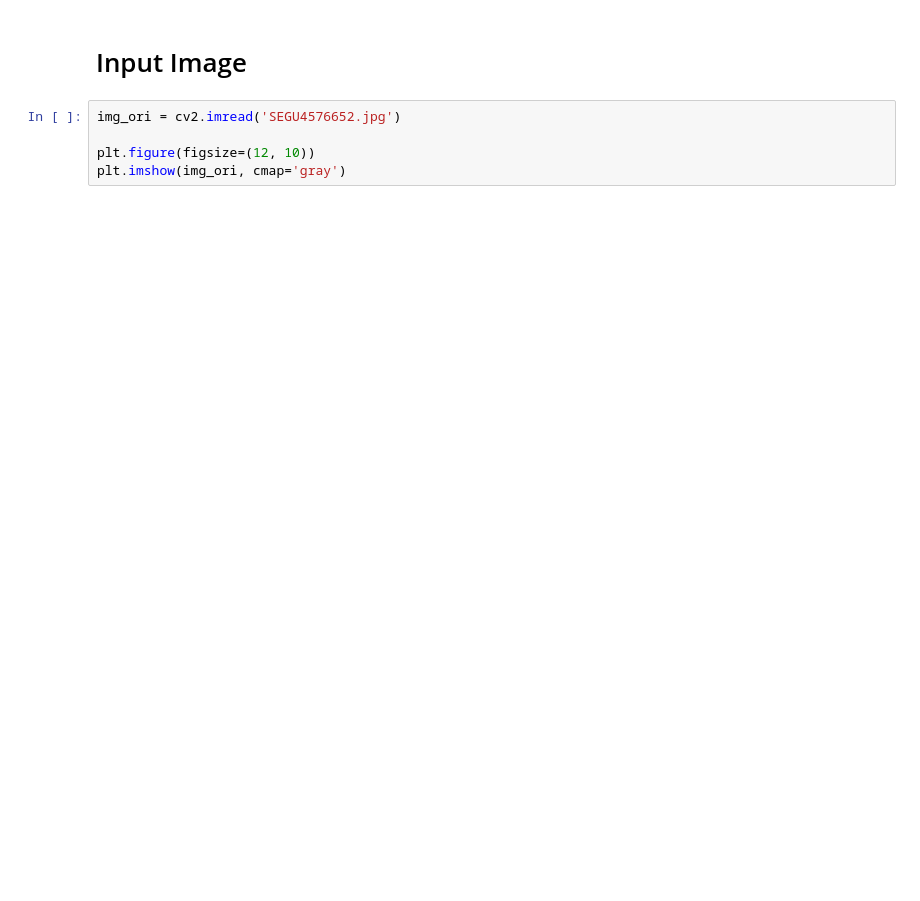
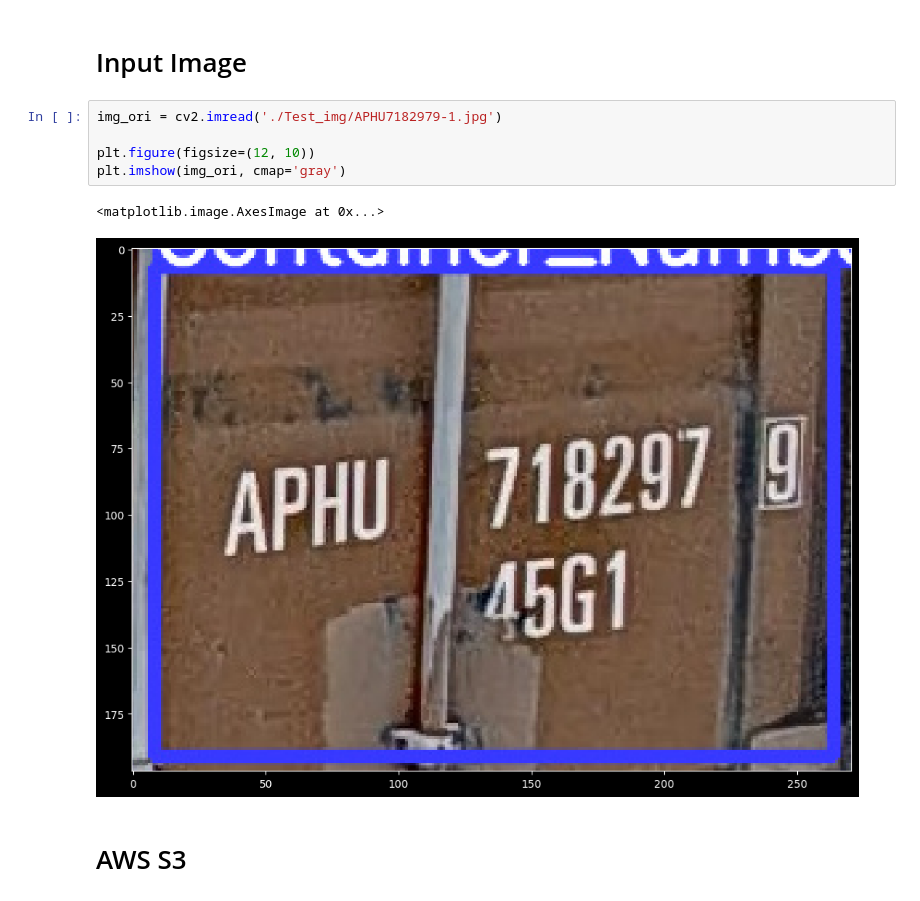
Before and after one commit to songjeongjun320/ASU_FURI_Project, a Jupyter notebook: ASU_OCR.ipynb, the cells around one changed output. Saved outputs shown, nothing was run; the diff lists cells and outputs as text; blank space fills up the shorter version.

```diff
--- a/ASU_OCR.ipynb
+++ b/ASU_OCR.ipynb
@@ -11,7 +9,12 @@ ModuleNotFoundError: No module named 'pytesseract'
 # %% [markdown]
 # Input Image
 # %%
-img_ori = cv2.imread('SEGU4576652.jpg')
+img_ori = cv2.imread('./Test_img/APHU7182979-1.jpg')
 
 plt.figure(figsize=(12, 10))
 plt.imshow(img_ori, cmap='gray')
+# %% [output]
+<matplotlib.image.AxesImage at 0x...>
+[figure, added]
+# %% [markdown]
+# AWS S3
```
Also changed, not shown: parts of 2 cells of this notebook, 1 other file.
